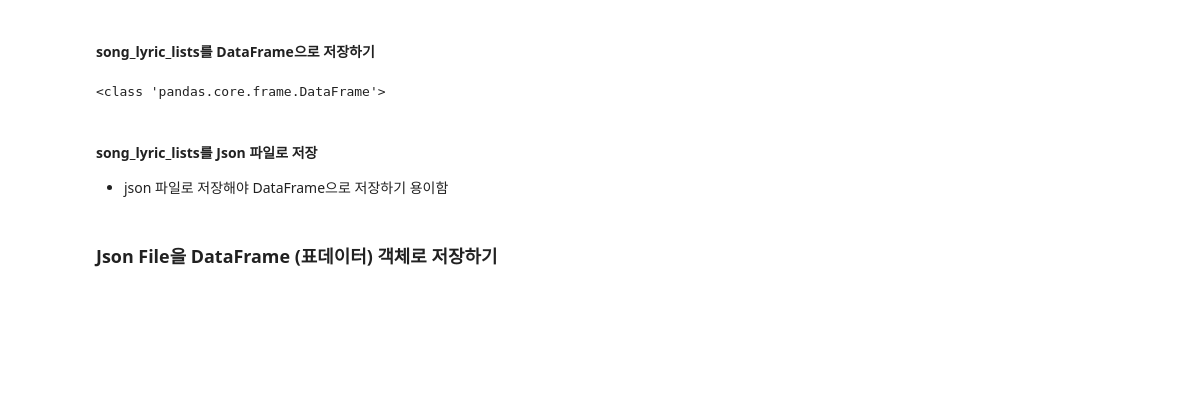
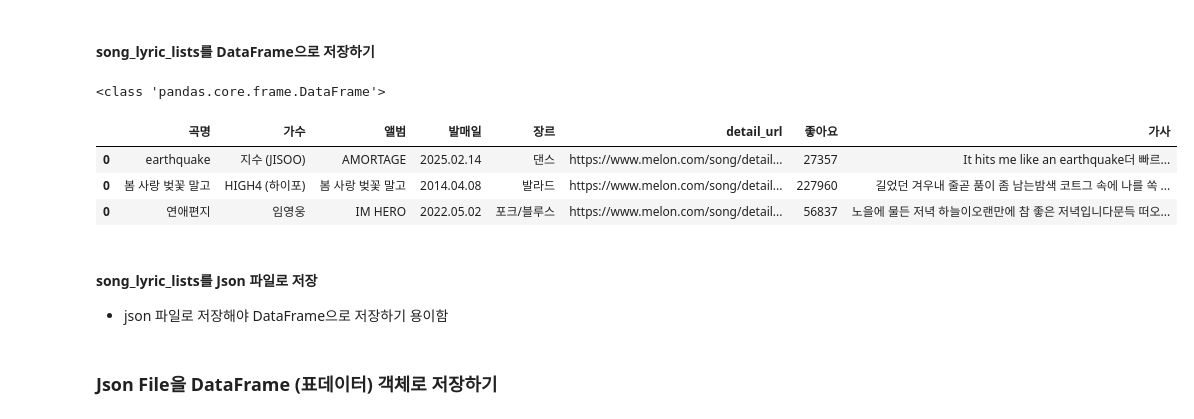
Before and after one commit to J-millar99/Python_Webscraping_Analysis, a Jupyter notebook: 04.Melon100차트_데이터파싱_DB저장.ipynb, the cells around one changed output. Drawn from its saved outputs; the diff is of its cells as text; code cells hidden in the pictures; blank space fills up the shorter version.

```diff
--- a/04.Melon100차트_데이터파싱_DB저장.ipynb
+++ b/04.Melon100차트_데이터파싱_DB저장.ipynb
@@ -158,18 +158,22 @@ print('===> 100 곡 노래 파싱 끝')
 # %%
 # [{'가수';'BTS','앨범':''},{}]
 import pandas as pd
 # 칼럼명을 설정하면서 empty DataFrame 객체생성
 song_list_df = pd.DataFrame(columns=['곡명', '가수', '앨범', '발매일', '장르', 'detail_url', '좋아요', '가사'])
 print(type(song_list_df))
 
 for song_lyric in song_lyric_list: # [{}, {}, {}]
-    df_new_row = pd.DataFrame.form_records([song_lyric])
+    df_new_row = pd.DataFrame.from_records([song_lyric])
     song_list_df = pd.concat([song_list_df, df_new_row])
 
 song_list_df.tail(3)
 # -> 한 번 다시 gpt로 읽어볼 것것
 # %% [output]
 <class 'pandas.core.frame.DataFrame'>
+|  | 곡명 | 가수 | 앨범 | 발매일 | 장르 | detail_url | 좋아요 | 가사 |
+| 0 | earthquake | 지수 (JISOO) | AMORTAGE | 2025.02.14 | 댄스 | https://www.melon.com/song/detail... | 27357 | It hits me like an earthquake더 빠르... |
+| 0 | 봄 사랑 벚꽃 말고 | HIGH4 (하이포) | 봄 사랑 벚꽃 말고 | 2014.04.08 | 발라드 | https://www.melon.com/song/detail... | 227960 | 길었던 겨우내 줄곧 품이 좀 남는밤색 코트그 속에 나를 쏙 ... |
+| 0 | 연애편지 | 임영웅 | IM HERO | 2022.05.02 | 포크/블루스 | https://www.melon.com/song/detail... | 56837 | 노을에 물든 저녁 하늘이오랜만에 참 좋은 저녁입니다문득 떠오... |
 # %% [markdown]
 #### song_lyric_lists를 Json 파일로 저장
 * json 파일로 저장해야 DataFrame으로 저장하기 용이함
```
Also changed, not shown: parts of 21 cells of this notebook, 1 other file.
